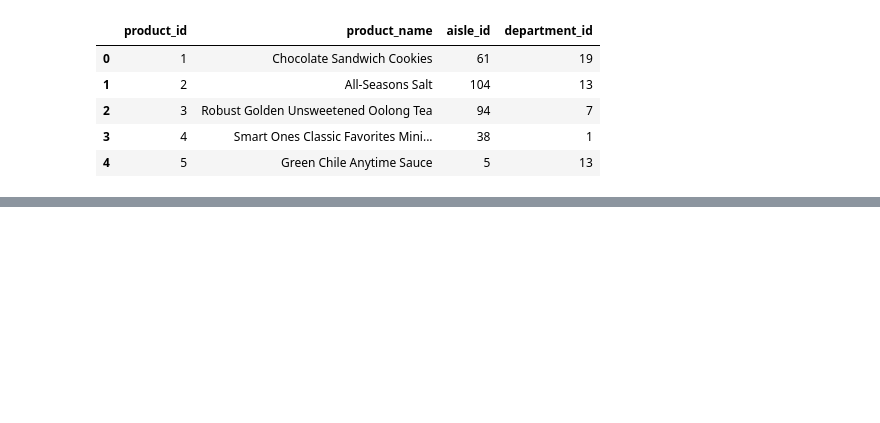
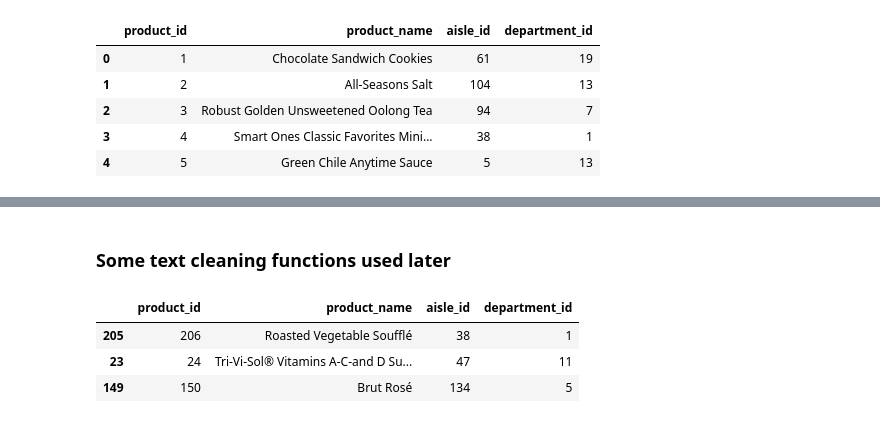
Before and after one commit to prabhumns/capstone-projects, a Jupyter notebook: Project-2/similar_products.ipynb, the cells around one changed output, grey strips where cells are left out. Saved outputs shown, nothing was run; the diff lists cells and outputs as text; code cells hidden in the pictures; blank space fills up the shorter version.

```diff
--- a/Project-2/similar_products.ipynb
+++ b/Project-2/similar_products.ipynb
@@ -18,0 +126,4 @@ df.head()
+# %%
+df = df_raw.copy() #Working on a copy of dataframe
+# %% [markdown]
+### Some text cleaning functions used later
@@ -18,0 +222,8 @@ df.head()
+# %%
+#Some product names with special and accented characters
+df.iloc[[205, 23, 149]]
+# %% [output]
+|  | product_id | product_name | aisle_id | department_id |
+| 205 | 206 | Roasted Vegetable Soufflé | 38 | 1 |
+| 23 | 24 | Tri-Vi-Sol® Vitamins A-C-and D Su... | 47 | 11 |
+| 149 | 150 | Brut Rosé | 134 | 5 |
```
Also changed, not shown: parts of 31 cells of this notebook, 6 other files.
